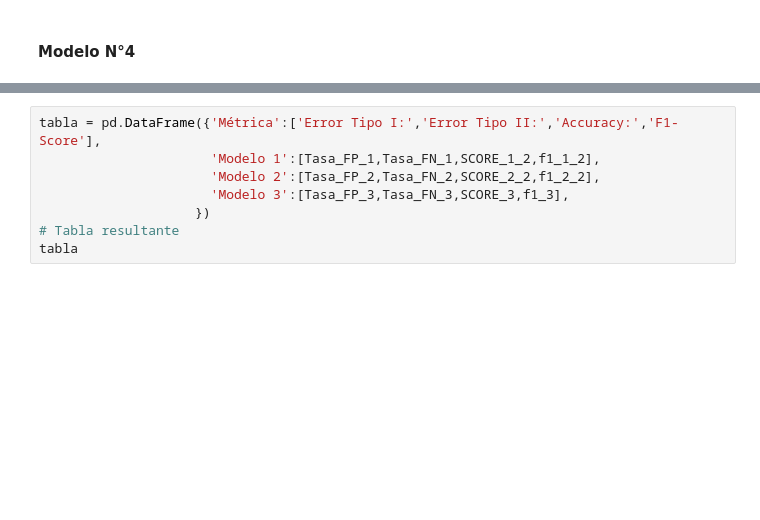
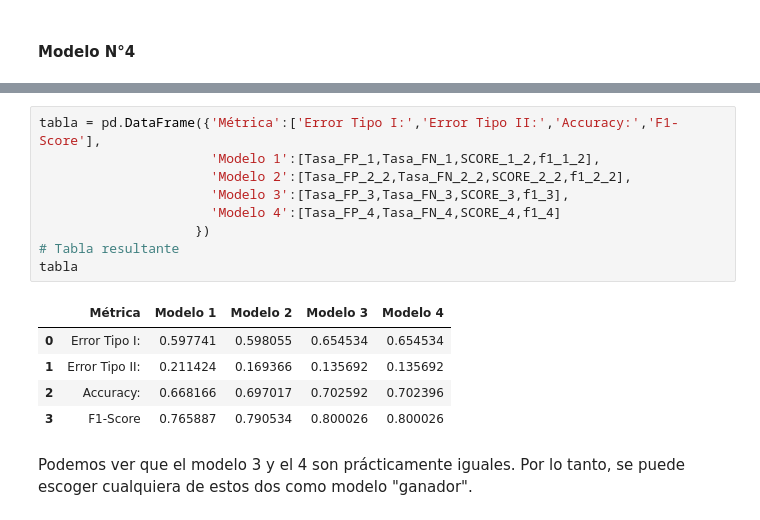
Before and after one commit to dar-rojas/MachineLearning-003D, a Jupyter notebook: modelling.ipynb, the cells around one changed output, grey strips where cells are left out. Drawn from its saved outputs; the diff is of its cells as text; blank space fills up the shorter version.

```diff
--- a/modelling.ipynb
+++ b/modelling.ipynb
@@ -667,8 +654,17 @@ knn_C.fit(X_train)
 # %%
 tabla = pd.DataFrame({'Métrica':['Error Tipo I:','Error Tipo II:','Accuracy:','F1-Score'],
                       'Modelo 1':[Tasa_FP_1,Tasa_FN_1,SCORE_1_2,f1_1_2],
-                      'Modelo 2':[Tasa_FP_2,Tasa_FN_2,SCORE_2_2,f1_2_2],
+                      'Modelo 2':[Tasa_FP_2_2,Tasa_FN_2_2,SCORE_2_2,f1_2_2],
                       'Modelo 3':[Tasa_FP_3,Tasa_FN_3,SCORE_3,f1_3],
+                      'Modelo 4':[Tasa_FP_4,Tasa_FN_4,SCORE_4,f1_4]
                     })
 # Tabla resultante
 tabla
+# %% [output]
+|  | Métrica | Modelo 1 | Modelo 2 | Modelo 3 | Modelo 4 |
+| 0 | Error Tipo I: | 0.597741 | 0.598055 | 0.654534 | 0.654534 |
+| 1 | Error Tipo II: | 0.211424 | 0.169366 | 0.135692 | 0.135692 |
+| 2 | Accuracy: | 0.668166 | 0.697017 | 0.702592 | 0.702396 |
+| 3 | F1-Score | 0.765887 | 0.790534 | 0.800026 | 0.800026 |
+# %% [markdown]
+Podemos ver que el modelo 3 y el 4 son prácticamente iguales. Por lo tanto, se puede escoger cualquiera de estos dos como modelo "ganador".
```
Also changed, not shown: parts of 31 cells of this notebook.
